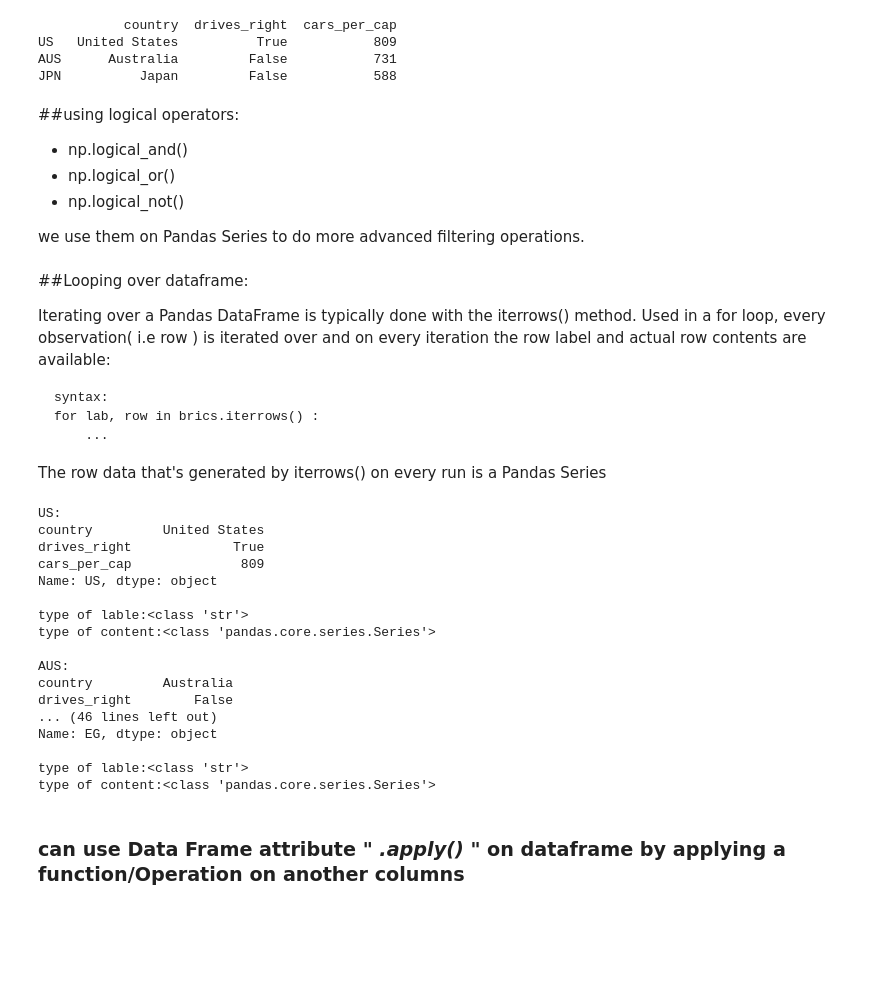
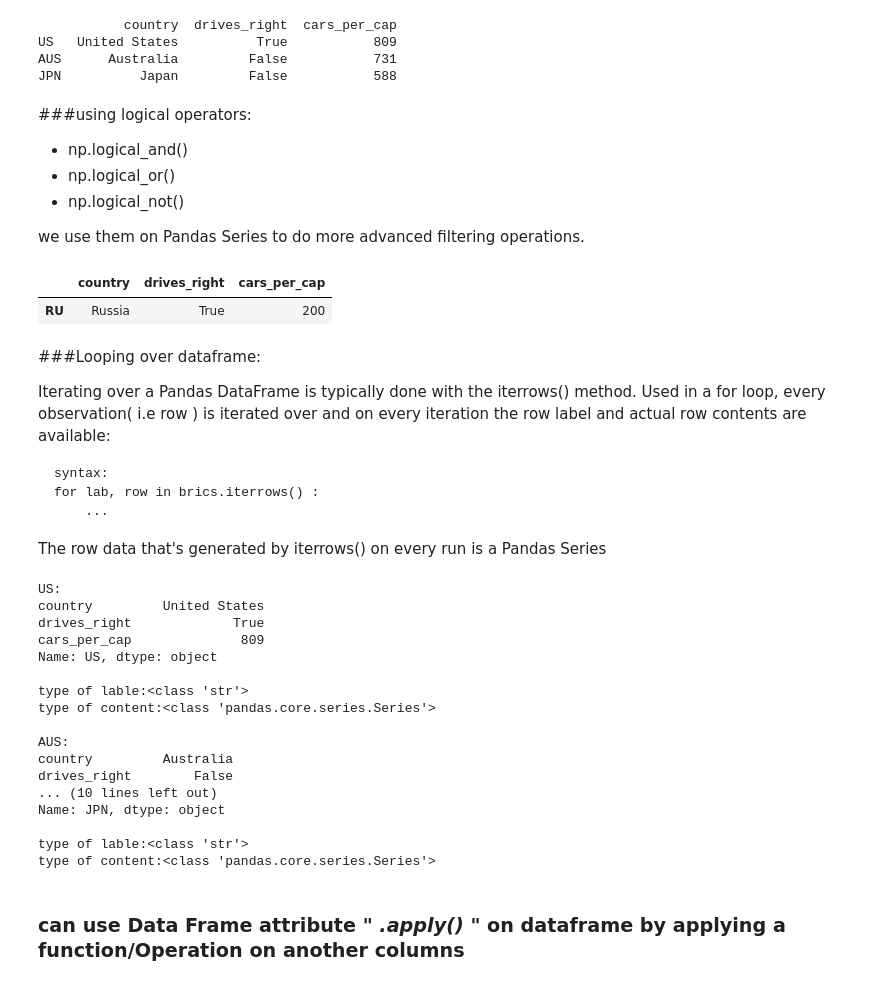
Before and after one commit to SurajKande/python-pandas, a Jupyter notebook: python_pandas.ipynb, the cells around one changed output. Drawn from its saved outputs; the diff is of its cells as text; code cells hidden in the pictures; blank space fills up the shorter version.

```diff
--- a/python_pandas.ipynb
+++ b/python_pandas.ipynb
@@ -260,7 +258,7 @@ US   United States          True           809
 AUS      Australia         False           731
 JPN          Japan         False           588
 # %% [markdown]
-##using logical operators:
+###using logical operators:
  * np.logical_and()
  * np.logical_or()
  * np.logical_not()
@@ -269,9 +267,13 @@ JPN          Japan         False           588
 # %%
 import numpy as np
 # observations with cars_per_cap between 100 and 500
 medium = data_frame[np.logical_and( data_frame["cars_per_cap"] > 100, data_frame["cars_per_cap"] < 500 )]
+medium
+# %% [output]
+|  | country | drives_right | cars_per_cap |
+| RU | Russia | True | 200 |
 # %% [markdown]
-##Looping over dataframe:
+###Looping over dataframe:
 
 Iterating over a Pandas DataFrame is typically done with the iterrows() method. Used in a for loop, every observation( i.e row ) is iterated over and on every iteration the row label and actual row contents are available:
 
@@ -284,7 +286,7 @@ for lab, row in brics.iterrows() :
 The row data that's generated by iterrows() on every run is a Pandas Series
 # %%
 # Iterate over rows of cars
-for label,row_content in data_frame.iterrows():
+for label,row_content in data_frame.head(3).iterrows():
     print(label+":")
     print(row_content)
     print("")
@@ -304,8 +306,8 @@ type of content:<class 'pandas.core.series.Series'>
 AUS:
 country         Australia
 drives_right        False
-... (46 lines left out)
-Name: EG, dtype: object
+... (10 lines left out)
+Name: JPN, dtype: object
 
 type of lable:<class 'str'>
 type of content:<class 'pandas.core.series.Series'>
```
Also changed, not shown: parts of 6 cells of this notebook.
